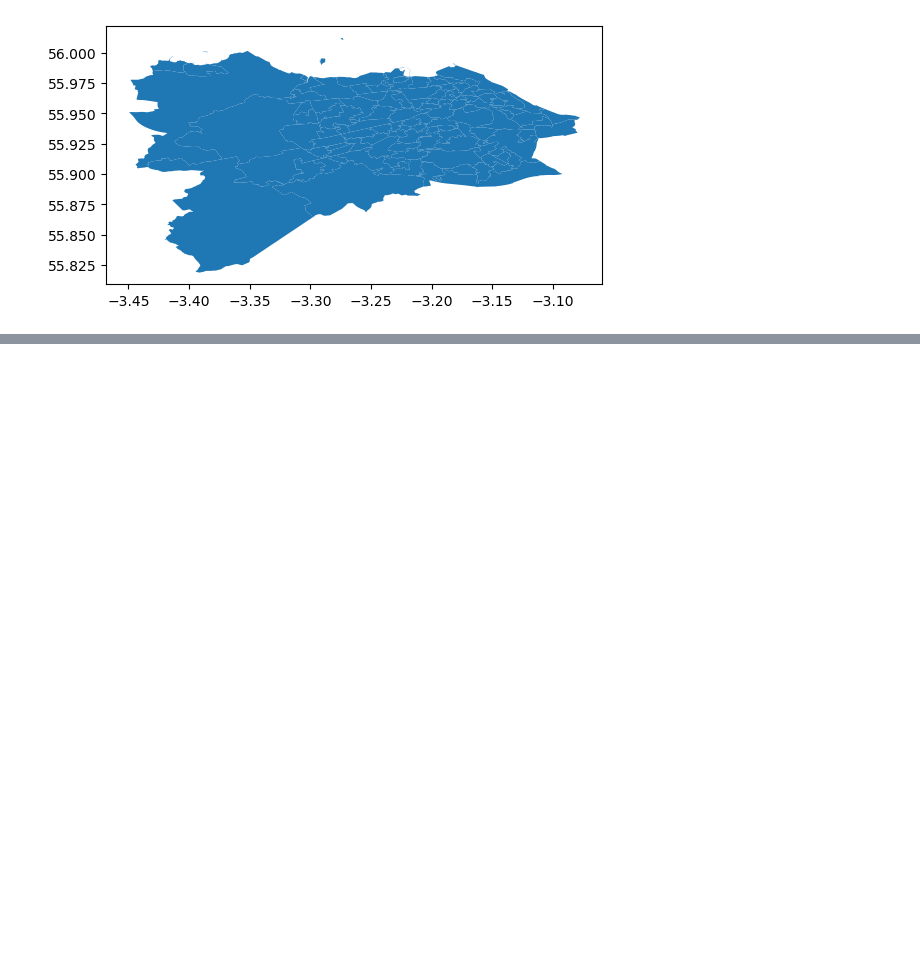
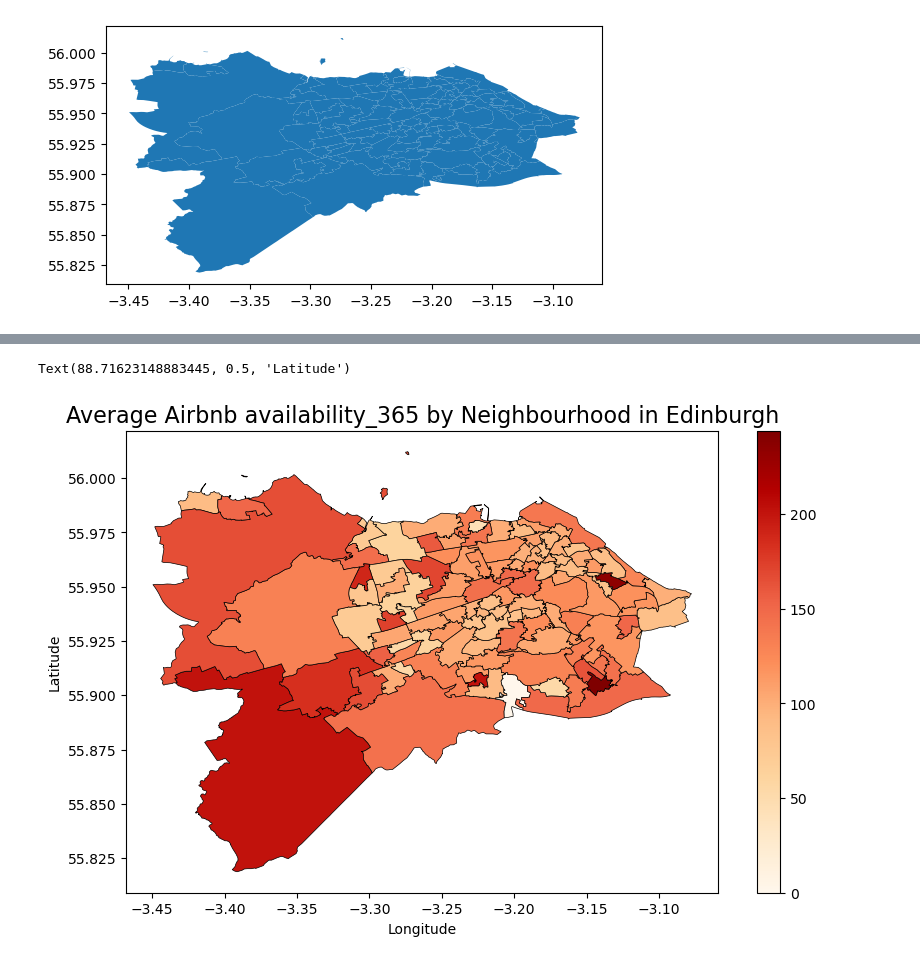
Before and after one commit to Arnesh997/FDS-Airbnb, a Jupyter notebook: main_2 arnesh_nbd1.ipynb, the cells around one changed output, grey strips where cells are left out. Drawn from its saved outputs; the diff is of its cells as text; code cells hidden in the pictures; blank space fills up the shorter version.

```diff
--- a/main_2 arnesh_nbd1.ipynb
+++ b/main_2 arnesh_nbd1.ipynb
@@ -156,0 +208,47 @@ plt.show()
+# %%
+
+# Create a geopandas dataframe with the latitude and longitude columns
+geometry = gpd.points_from_xy(listings_df.longitude, listings_df.latitude)
+gdf = gpd.GeoDataFrame(listings_df, geometry=geometry)
+# gdf
+
+# Read the neighbourhoods data from a CSV file into a pandas dataframe
+neighbourhoods_df = pd.read_csv('/Users/arneshsaha/Desktop/AirBnb/datasets/neighbourhoods.csv')
+neighbourhoods_df.drop(columns=['neighbourhood_group'], inplace=True)
+# Convert the geometry column to a GeoSeries object
+geometry2 = gpd.GeoSeries.from_wkt(neighbourhoods_df['geometry'])
+
+# Create a geopandas dataframe with the geometry column
+neighbourhoods_gdf = gpd.GeoDataFrame(neighbourhoods_df, geometry=geometry2)
+neighbourhoods_gdf
+
+# Perform a spatial join to get the neighbourhoods for each Airbnb listing
+merged = gpd.sjoin(gdf, neighbourhoods_gdf, op='within')
+merged
+
+# Calculate the average price for each neighbourhood
+neighbourhood_prices = merged.groupby('neighbourhood')['price'].mean()
+neighbourhood_availability_30 = merged.groupby('neighbourhood')['availability_30'].mean()
+neighbourhood_availability_365 = merged.groupby('neighbourhood')['availability_365'].mean()
+
+
+# Merge the average prices with the neighbourhoods geodataframe
+merged_neighbourhoods = neighbourhoods_gdf.merge(neighbourhood_prices, on='neighbourhood')
+merged_neighbourhoods = neighbourhoods_gdf.merge(neighbourhood_availability_30, on='neighbourhood')
+merged_neighbourhoods = neighbourhoods_gdf.merge(neighbourhood_availability_365, on='neighbourhood')
+merged_neighbourhoods
+
+
+# Plot the average prices for each neighbourhood
+fig, ax = plt.subplots(1,figsize=(10, 6))
+
+merged_neighbourhoods.plot(column='availability_365', ax=ax, legend=True, cmap='OrRd', edgecolor='black', linewidth=0.5, aspect = 1.5)
+
+ax.set_title('Average Airbnb availability_365 by Neighbourhood in Edinburgh', fontdict={'fontsize': 16})
+ax.set_xlabel('Longitude')
+ax.set_ylabel('Latitude')
+
+# plt.show()
+# %% [output]
+Text(88.71623148883445, 0.5, 'Latitude')
+[figure, added]
```
Also changed, not shown: parts of 3 cells of this notebook.
